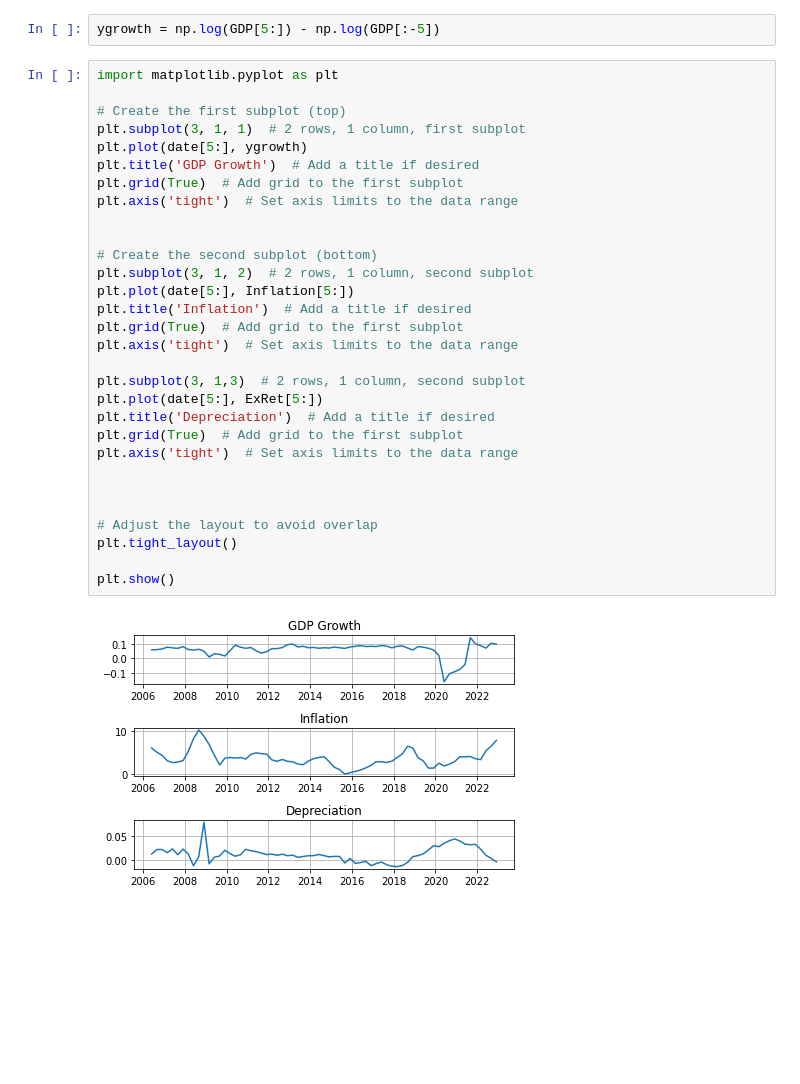
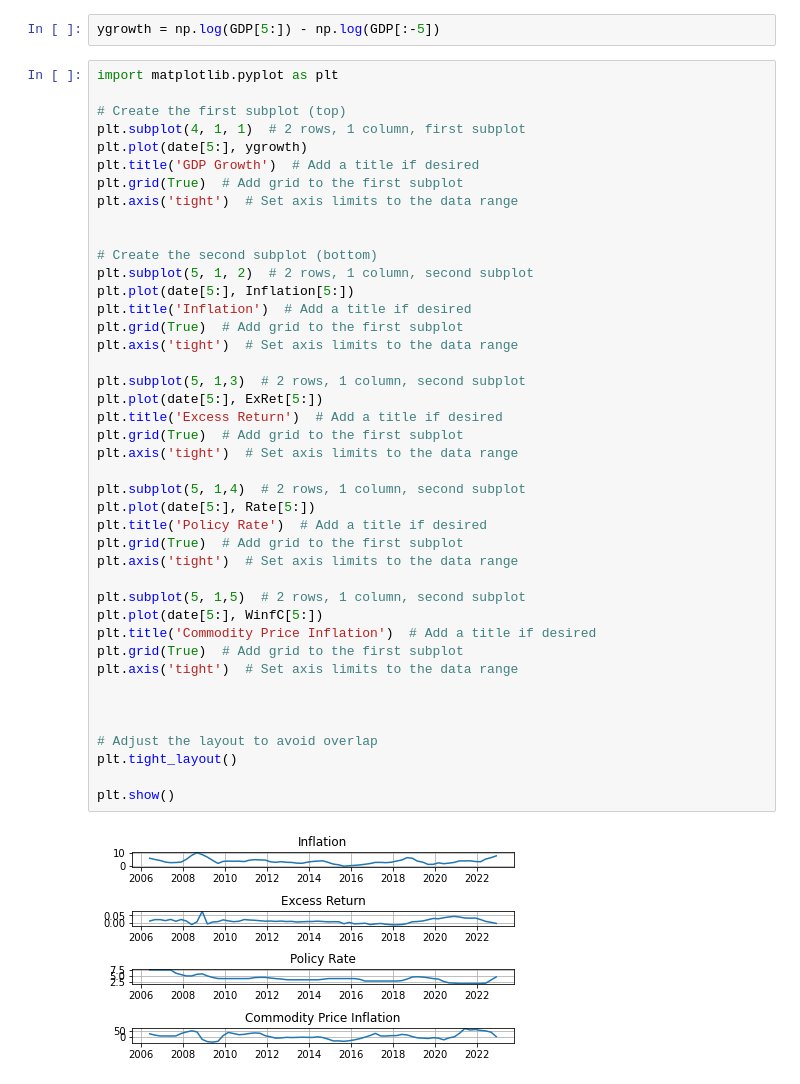
Before and after one commit to McNelis-CMML/ML_2023-BSP, a Jupyter notebook: Inflation.ipynb, the cells around one changed output. Drawn from its saved outputs; the diff is of its cells as text; blank space fills up the shorter version.

```diff
--- a/Inflation.ipynb
+++ b/Inflation.ipynb
@@ -55,33 +55,45 @@ ygrowth = np.log(GDP[5:]) - np.log(GDP[:-5])
 # %%
 import matplotlib.pyplot as plt
 
 # Create the first subplot (top)
-plt.subplot(3, 1, 1)  # 2 rows, 1 column, first subplot
+plt.subplot(4, 1, 1)  # 2 rows, 1 column, first subplot
 plt.plot(date[5:], ygrowth)
 plt.title('GDP Growth')  # Add a title if desired
 plt.grid(True)  # Add grid to the first subplot
 plt.axis('tight')  # Set axis limits to the data range
 
 
 # Create the second subplot (bottom)
-plt.subplot(3, 1, 2)  # 2 rows, 1 column, second subplot
+plt.subplot(5, 1, 2)  # 2 rows, 1 column, second subplot
 plt.plot(date[5:], Inflation[5:])
 plt.title('Inflation')  # Add a title if desired
 plt.grid(True)  # Add grid to the first subplot
 plt.axis('tight')  # Set axis limits to the data range
 
-plt.subplot(3, 1,3)  # 2 rows, 1 column, second subplot
+plt.subplot(5, 1,3)  # 2 rows, 1 column, second subplot
 plt.plot(date[5:], ExRet[5:])
-plt.title('Depreciation')  # Add a title if desired
+plt.title('Excess Return')  # Add a title if desired
+plt.grid(True)  # Add grid to the first subplot
+plt.axis('tight')  # Set axis limits to the data range
+
+plt.subplot(5, 1,4)  # 2 rows, 1 column, second subplot
+plt.plot(date[5:], Rate[5:])
+plt.title('Policy Rate')  # Add a title if desired
+plt.grid(True)  # Add grid to the first subplot
+plt.axis('tight')  # Set axis limits to the data range
+
+plt.subplot(5, 1,5)  # 2 rows, 1 column, second subplot
+plt.plot(date[5:], WinfC[5:])
+plt.title('Commodity Price Inflation')  # Add a title if desired
 plt.grid(True)  # Add grid to the first subplot
 plt.axis('tight')  # Set axis limits to the data range
 
 
 
 # Adjust the layout to avoid overlap
 plt.tight_layout()
 
 plt.show()
 # %% [output]
-[figure, old version]
+[figure, new version]
 # %%
```
Also changed, not shown: parts of 8 cells of this notebook.
